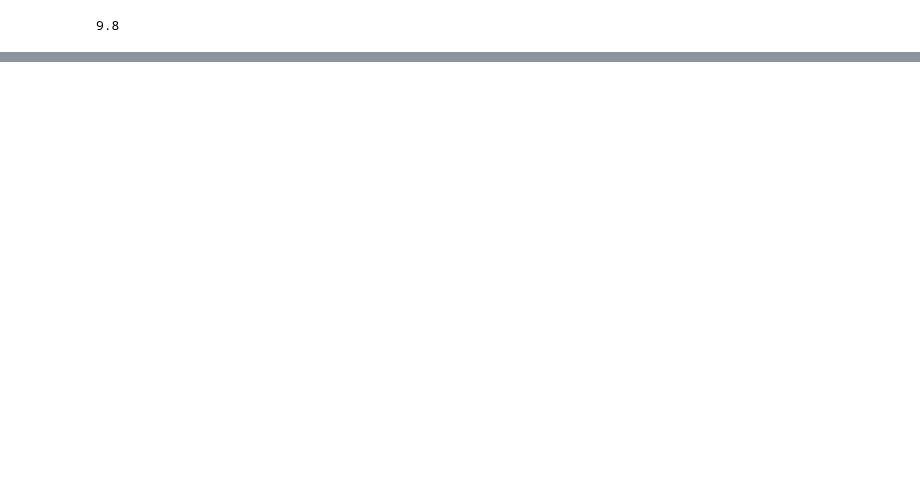
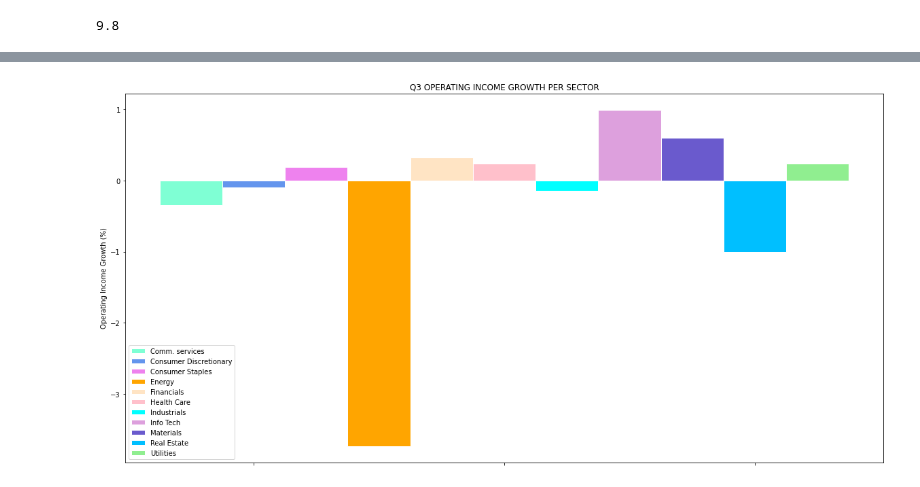
Before and after one commit to m1nsun9/Tech_Bubble_Analysis, a Jupyter notebook: NASDAQ_S&P_Final.ipynb, the cells around one changed output, grey strips where cells are left out. Saved outputs shown, nothing was run; the diff lists cells and outputs as text; code cells hidden in the pictures; blank space fills up the shorter version.

Commit message:
added op inc graph

```diff
--- a/NASDAQ_S&P_Final.ipynb
+++ b/NASDAQ_S&P_Final.ipynb
@@ -501,0 +535,52 @@ plt.show()
+# %%
+#barWidth = 0.25
+#labels = ['Communication Services', 'Consumer Discretionary', 'Consumer Staples', 'Energy', 'Financials',
+#'Health Care', 'Industrials', 'Information Technology', 'Materials', 'Real Estate', 'Utilities']
+#x_axis = np.arange(len(labels))
+#ig, ax = plt.subplots()
+
+
+barWidth = 0.25
+labels = ["Q1", "Q2", "Q3"]
+
+x_axis = np.arange(len(labels))
+#ig, ax = plt.subplots()
+
+
+r1 = 0
+r2 = r1 + barWidth
+r3 = r2 + barWidth
+r4 = r3 + barWidth
+r5 = r4 + barWidth
+r6 = r5 + barWidth
+r7 = r6 + barWidth
+r8 = r7 + barWidth
+r9 = r8 + barWidth
+r10 = r9 + barWidth
+r11 = r10 + barWidth
+
+
+plt.subplots(figsize=(20,10))
+plt.bar(r1, sector_avg[0], color='aquamarine', width=barWidth, edgecolor='white', label='Comm. services')
+plt.bar(r2, sector_avg[1], color='cornflowerblue', width=barWidth, edgecolor='white', label='Consumer Discretionary')
+plt.bar(r3, sector_avg[2], color='violet', width=barWidth, edgecolor='white', label='Consumer Staples')
+plt.bar(r4, sector_avg[3], color='orange', width=barWidth, edgecolor='white', label='Energy')
+plt.bar(r5, sector_avg[4], color='bisque', width=barWidth, edgecolor='white', label='Financials')
+plt.bar(r6, sector_avg[5], color='pink', width=barWidth, edgecolor='white', label='Health Care')
+plt.bar(r7, sector_avg[6], color='aqua', width=barWidth, edgecolor='white', label='Industrials')
+plt.bar(r8, sector_avg[7], color='plum', width=barWidth, edgecolor='white', label='Info Tech')
+plt.bar(r9, sector_avg[8], color='slateblue', width=barWidth, edgecolor='white', label='Materials')
+plt.bar(r10, sector_avg[9], color='deepskyblue', width=barWidth, edgecolor='white', label='Real Estate')
+plt.bar(r11, sector_avg[10], color='lightgreen', width=barWidth, edgecolor='white', label='Utilities')
+#plt.bar(r2, snp_avg, color='blue', width=barWidth, edgecolor='red', label='S&P AVG.')
+#plt.bar(r3, nasdaq_avg, color='green', width=barWidth, edgecolor='green', label='S&P AVG.')
+
+plt.xticks([r + barWidth for r in range(len(labels))], [""])
+
+plt.ylabel("Operating Income Growth (%)")
+plt.title("Q3 OPERATING INCOME GROWTH PER SECTOR")
+plt.legend(loc="best")
+plt.savefig("graphs/op_in_growth.png")
+plt.show()
+# %% [output]
+[figure, added]
```
Also changed, not shown: parts of 8 cells of this notebook, 10 other files.
